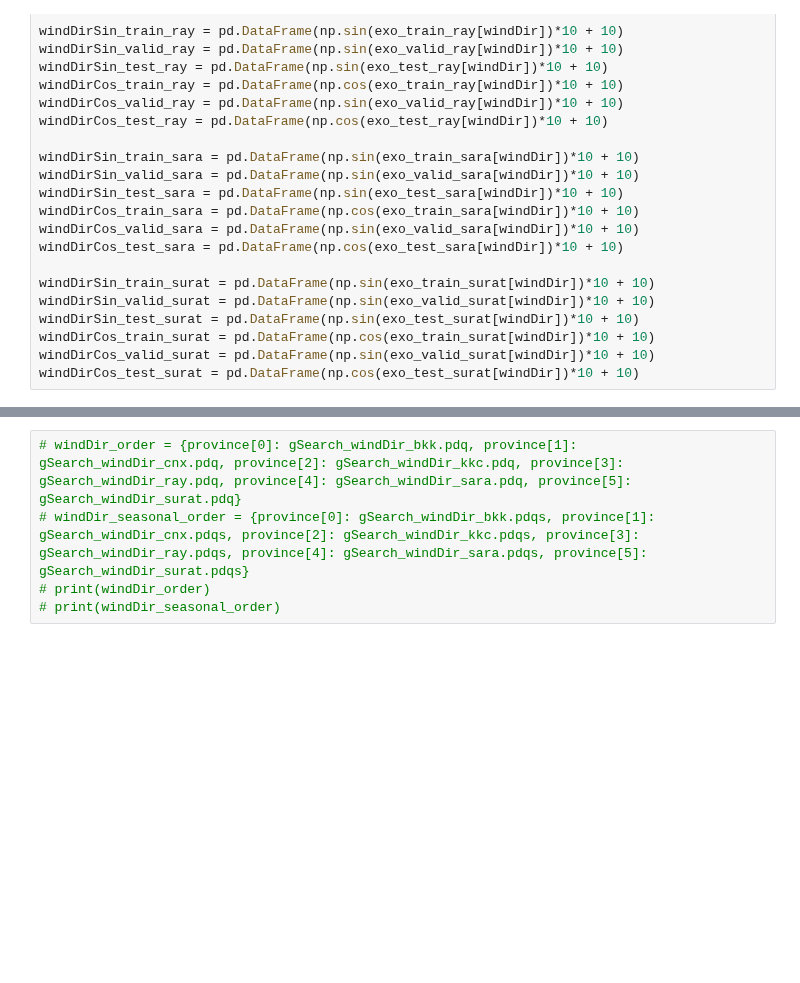
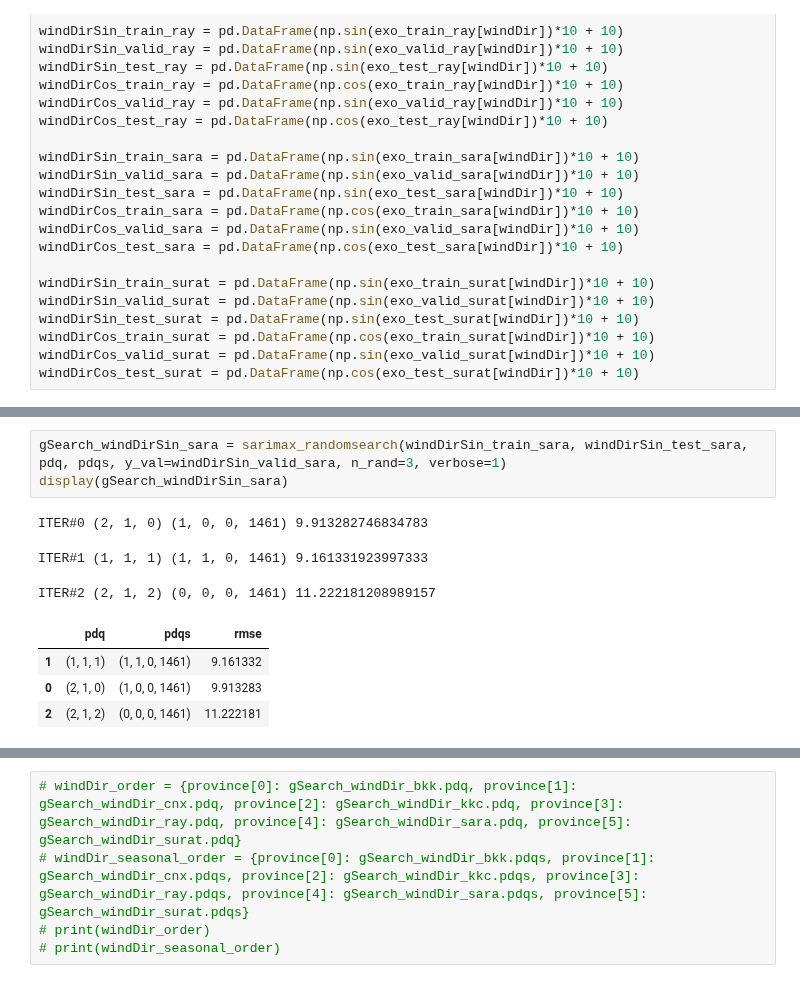
Before and after one commit to One-Night-Miracle/Data-Science-Project1-2021-2-PM2.5-Kaggle, a Jupyter notebook: random_search.ipynb, the cells around one changed output, grey strips where cells are left out. Saved outputs shown, nothing was run; the diff lists cells and outputs as text; blank space fills up the shorter version.

```diff
--- a/random_search.ipynb
+++ b/random_search.ipynb
@@ -319,0 +434,11 @@ gSearch_windDirCos_bkk = sarimax_randomsearch(windDirCos_train_bkk, windDirCos_t
+# %%
+gSearch_windDirSin_sara = sarimax_randomsearch(windDirSin_train_sara, windDirSin_test_sara, pdq, pdqs, y_val=windDirSin_valid_sara, n_rand=3, verbose=1)
+display(gSearch_windDirSin_sara)
+# %% [output]
+ITER#0 (2, 1, 0) (1, 0, 0, 1461) 9.913282746834783
+ITER#1 (1, 1, 1) (1, 1, 0, 1461) 9.161331923997333
+ITER#2 (2, 1, 2) (0, 0, 0, 1461) 11.222181208989157
+|  | pdq | pdqs | rmse |
+| 1 | (1, 1, 1) | (1, 1, 0, 1461) | 9.161332 |
+| 0 | (2, 1, 0) | (1, 0, 0, 1461) | 9.913283 |
+| 2 | (2, 1, 2) | (0, 0, 0, 1461) | 11.222181 |
```
Also changed, not shown: parts of 25 cells of this notebook, 5 other files.
